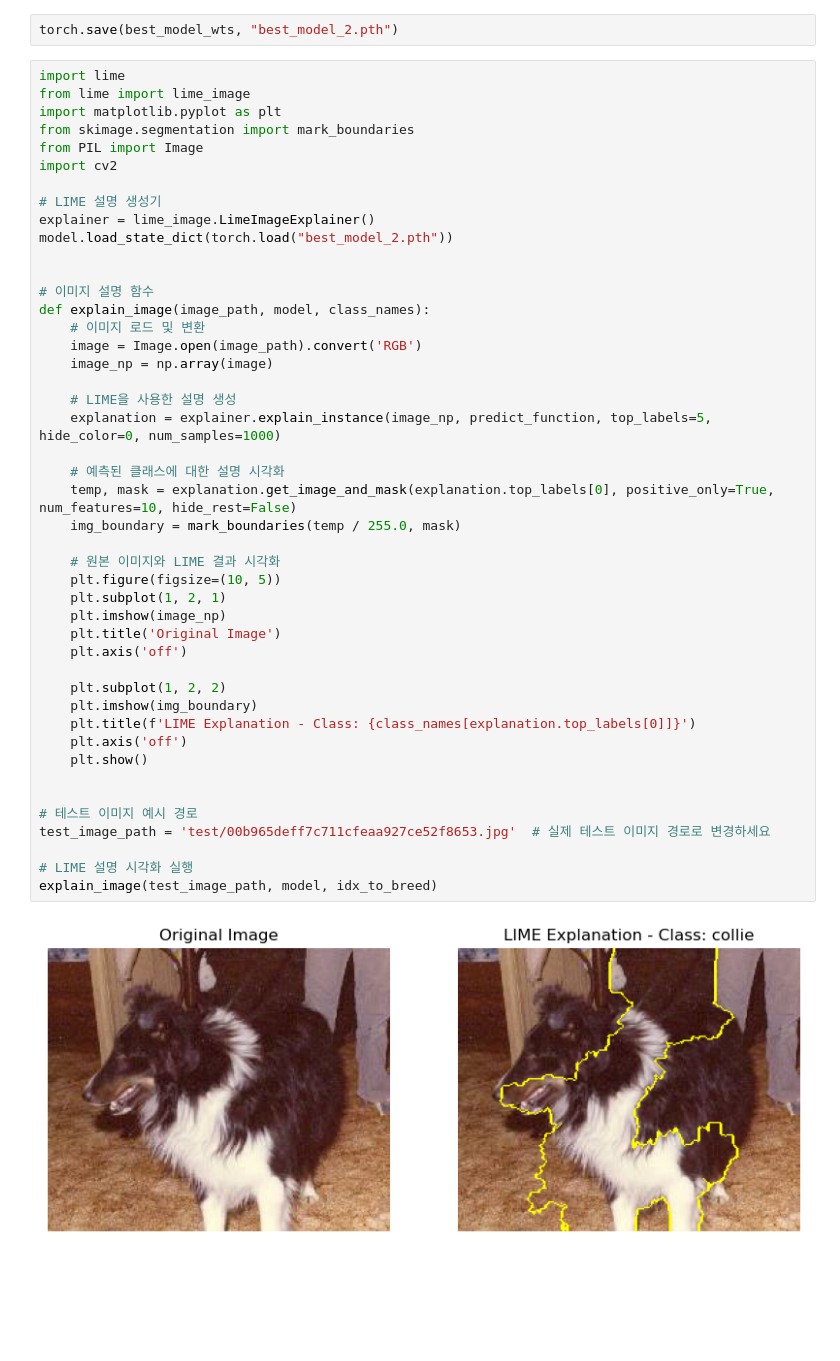
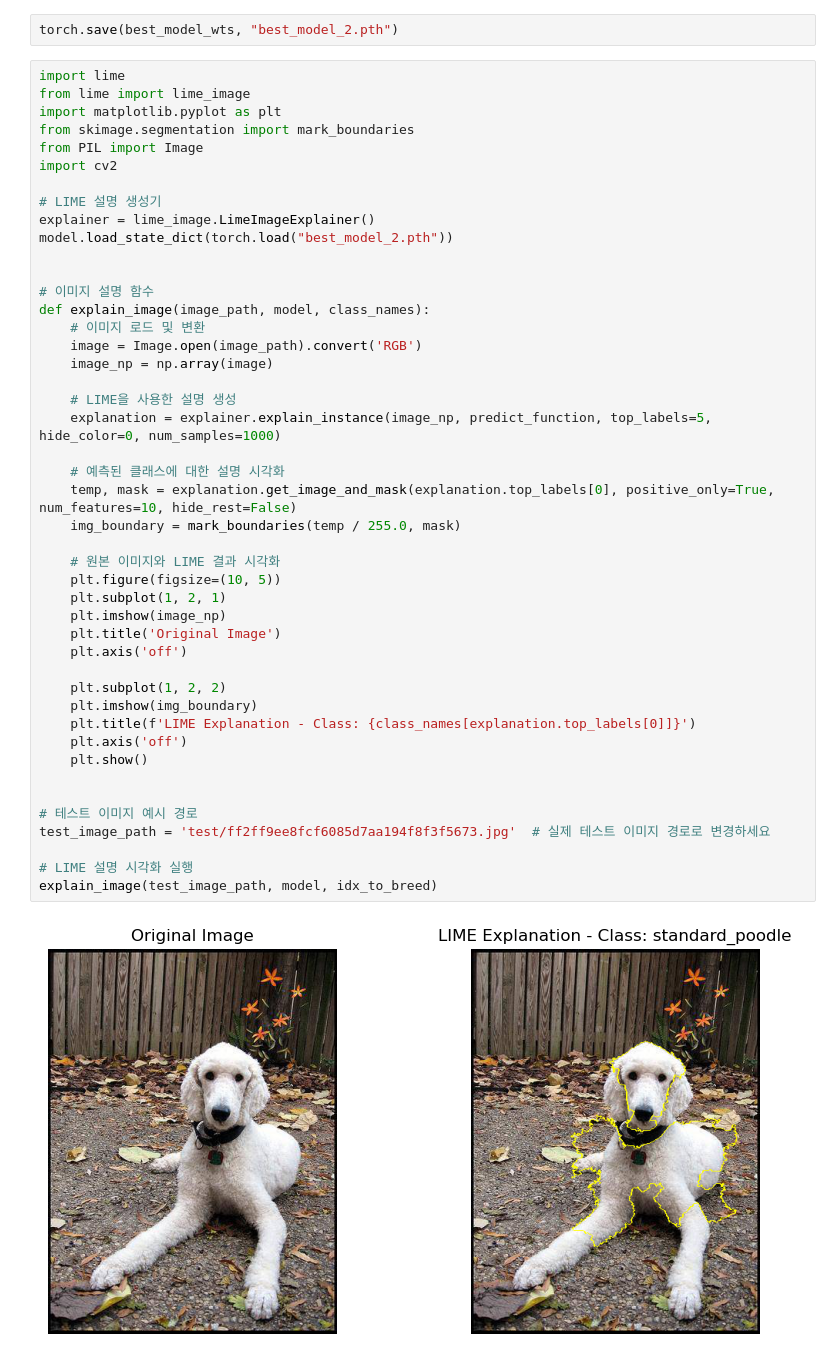
Before and after one commit to gnorm25/module03, a Jupyter notebook: plipplap.ipynb, the cells around one changed output. Saved outputs shown, nothing was run; the diff lists cells and outputs as text; blank space fills up the shorter version.

```diff
--- a/plipplap.ipynb
+++ b/plipplap.ipynb
@@ -918,32 +918,32 @@ def explain_image(image_path, model, class_names):
     # 이미지 로드 및 변환
     image = Image.open(image_path).convert('RGB')
     image_np = np.array(image)
 
     # LIME을 사용한 설명 생성
     explanation = explainer.explain_instance(image_np, predict_function, top_labels=5, hide_color=0, num_samples=1000)
 
     # 예측된 클래스에 대한 설명 시각화
     temp, mask = explanation.get_image_and_mask(explanation.top_labels[0], positive_only=True, num_features=10, hide_rest=False)
     img_boundary = mark_boundaries(temp / 255.0, mask)
 
     # 원본 이미지와 LIME 결과 시각화
     plt.figure(figsize=(10, 5))
     plt.subplot(1, 2, 1)
     plt.imshow(image_np)
     plt.title('Original Image')
     plt.axis('off')
 
     plt.subplot(1, 2, 2)
     plt.imshow(img_boundary)
     plt.title(f'LIME Explanation - Class: {class_names[explanation.top_labels[0]]}')
     plt.axis('off')
     plt.show()
 
 
 # 테스트 이미지 예시 경로
-test_image_path = 'test/00b965deff7c711cfeaa927ce52f8653.jpg'  # 실제 테스트 이미지 경로로 변경하세요
+test_image_path = 'test/ff2ff9ee8fcf6085d7aa194f8f3f5673.jpg'  # 실제 테스트 이미지 경로로 변경하세요
 
 # LIME 설명 시각화 실행
 explain_image(test_image_path, model, idx_to_breed)
 # %% [output]
-[figure, old version]
+[figure, new version]
```
Also changed, not shown: parts of 1 cell of this notebook, 8 other files.
